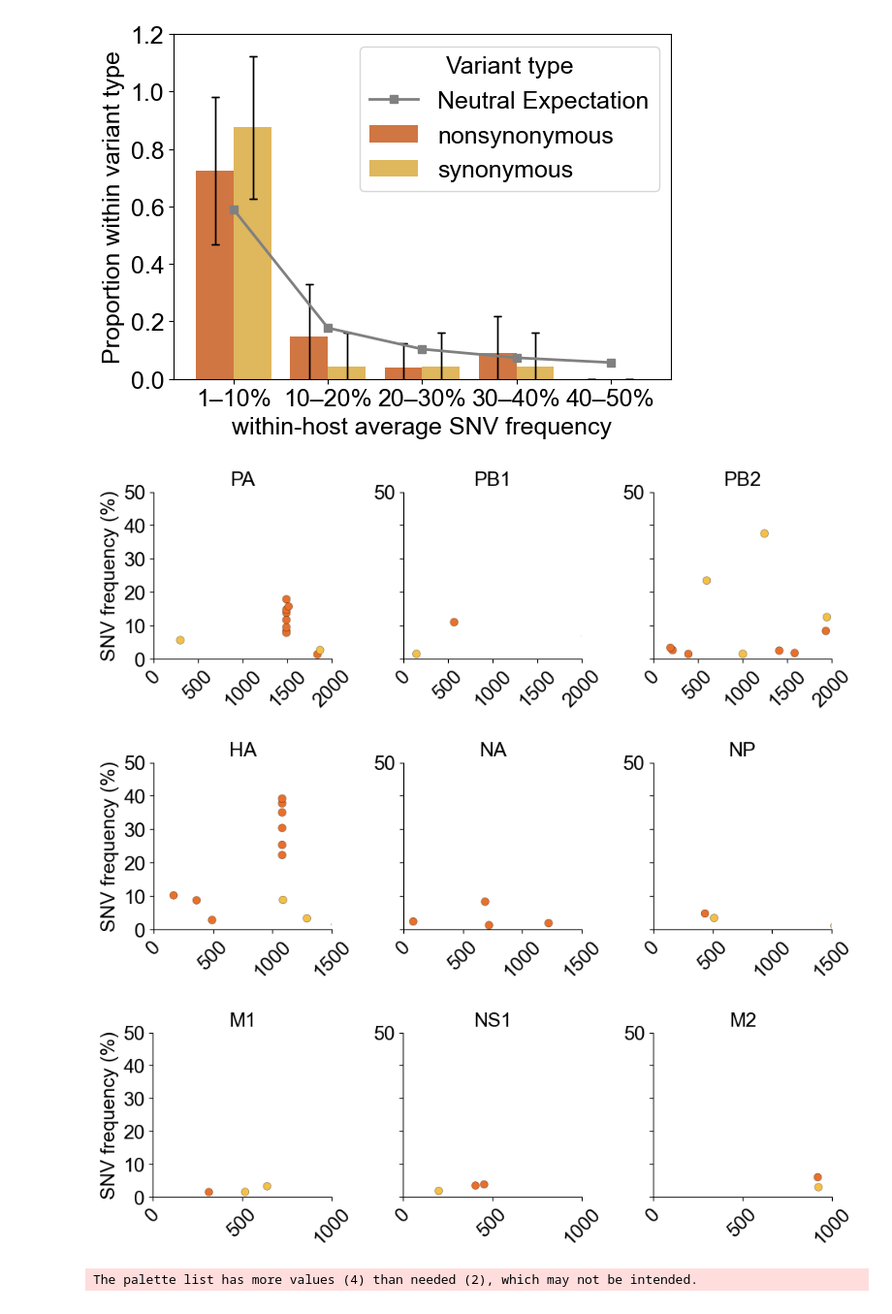
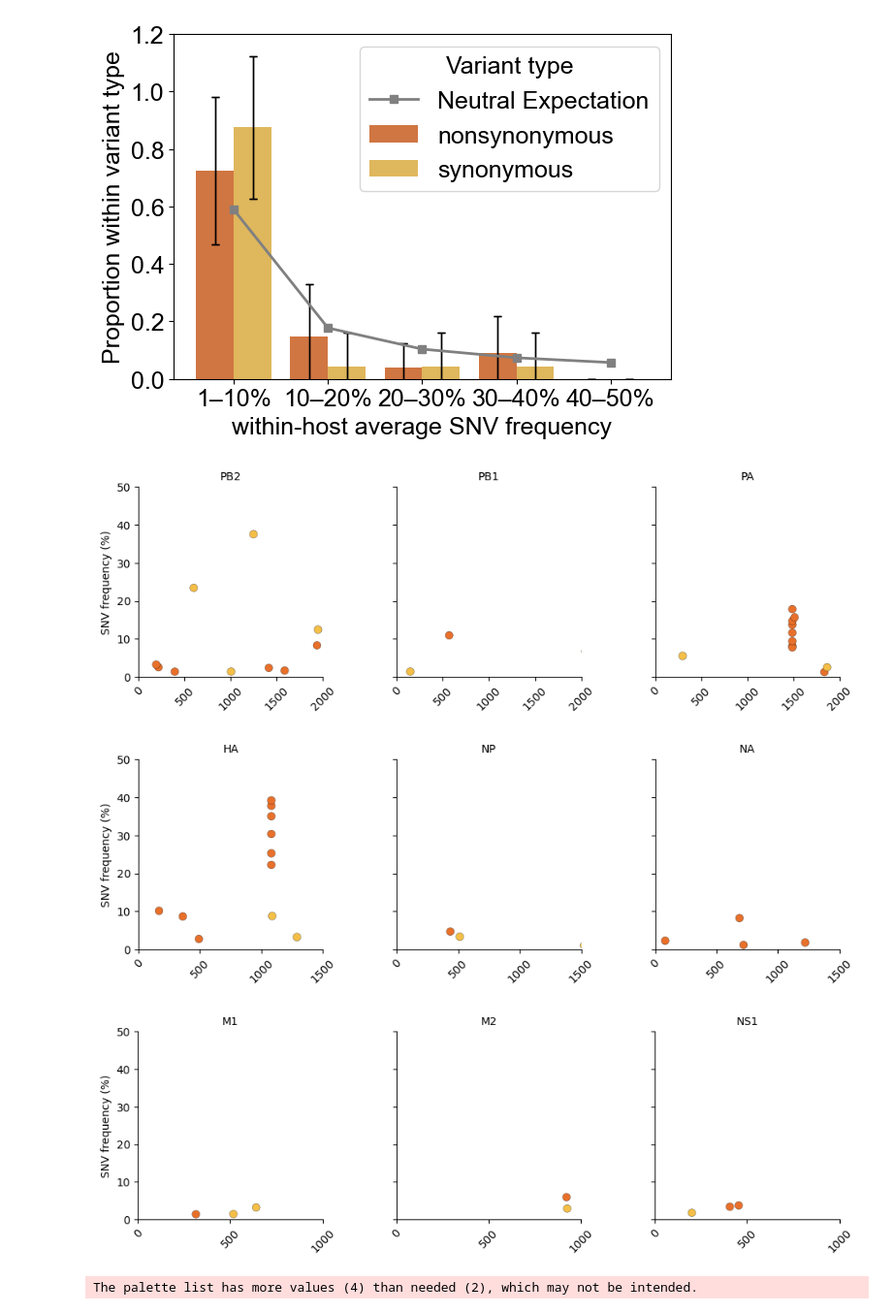
Before and after one commit to moncla-lab/canine-h3n2-within-host-evo, a Jupyter notebook: canine_samples/prelim_analysis.ipynb, the cells around one changed output. Shown at 97% size. Drawn from its saved outputs; the diff is of its cells as text; code cells hidden in the pictures.

```diff
--- a/canine_samples/prelim_analysis.ipynb
+++ b/canine_samples/prelim_analysis.ipynb
@@ -889,7 +864,3 @@ syn_nonsyn_counts.tail(35)
-# %%
-plt.rc('font',**{'family':'sans-serif','sans-serif':['Helvetica']})
-plt.rc('text', usetex='false')
-plt.rcParams.update({'font.size': 18})
 # %%
 shared_vars["avg_freq_percent"] = shared_vars["avg_freq"] * 100
 shared_vars
@@ -1121,55 +1082,60 @@ plt.show()
 import matplotlib.pyplot as plt
 import seaborn as sns
 import numpy as np
+import pandas as pd
 
-
+# Define color palette
 palette = {
     "nonsynonymous": "#e8702a",
     "synonymous": "#F5BF47"
 }
 
-
 gene_groups = {
     "Group 1": (["PB2", "PB1", "PA"], 2000),
     "Group 2": (["HA", "NP", "NA"], 1500),
-    "Group 3": (["M1", "M2", "NS1"], 1000)
+    "Group 3": (["M1", "M2", "NS1", "NEP"], 1000)
 }
 
+# flu order
+segment_order = ["PB2", "PB1", "PA", "HA", "NP", "NA", "M1", "M2", "NS1"]
+
 for group_name, (genes, xlim) in gene_groups.items():
-    subset = shared_vars[shared_vars["gene"].isin(genes)]
+    subset = shared_vars[shared_vars["gene"].isin(genes)].copy()
+
+    subset["gene"] = pd.Categorical(subset["gene"], categories=[g for g in segment_order if g in genes], ordered=True)
 
     g = sns.FacetGrid(subset, col="gene", col_wrap=3, height=3.5, sharey=True)
 
     g.map_dataframe(
         sns.scatterplot,
         x="position",
         y="avg_freq_percent",
         hue="syn_non",
         palette=palette,
         s=50,
         edgecolor="black",
         linewidth=0.2
     )
 
     g.set_axis_labels("", "SNV frequency (%)")
     g.set_titles("{col_name}")
     g.set(ylim=(0, 50))
 
-    for ax, gene_name in zip(g.axes.flatten(), g.col_names):
+    for ax, gene_name in zip(g.axes.flatten(), subset["gene"].cat.categories):
         xticks = np.arange(0, xlim + 1, 500)  # ticks at 0, 500, 1000,...
         ax.set_xlim(0, xlim)
         ax.set_xticks(xticks)
         ax.set_xticklabels(xticks, rotation=45)
         ax.set_yticks([0, 10, 20, 30, 40, 50])
 
+
     g.fig.subplots_adjust(hspace=0.4, wspace=0.4, top=0.85, right=0.9)
-    # g.add_legend(title="Mutation Type")
 
     plt.show()
 # %% [output]
-[figure, old version]
+[figure, new version]
-[figure, old version]
+[figure, new version]
-[figure, old version]
+[figure, new version]
 # %%
 import matplotlib.pyplot as plt
 import seaborn as sns
```
Also changed, not shown: parts of 12 cells of this notebook, 1 other file.
